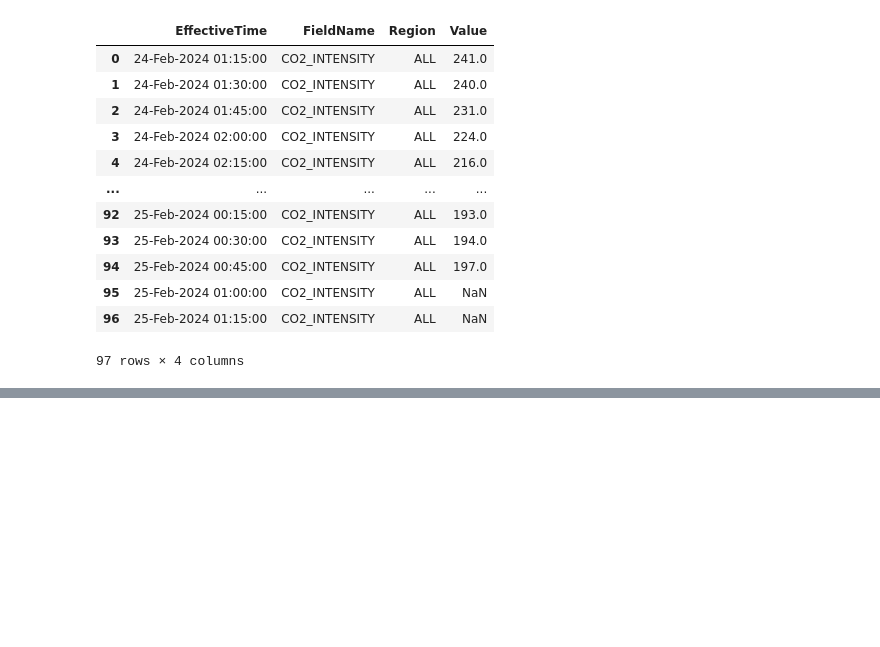
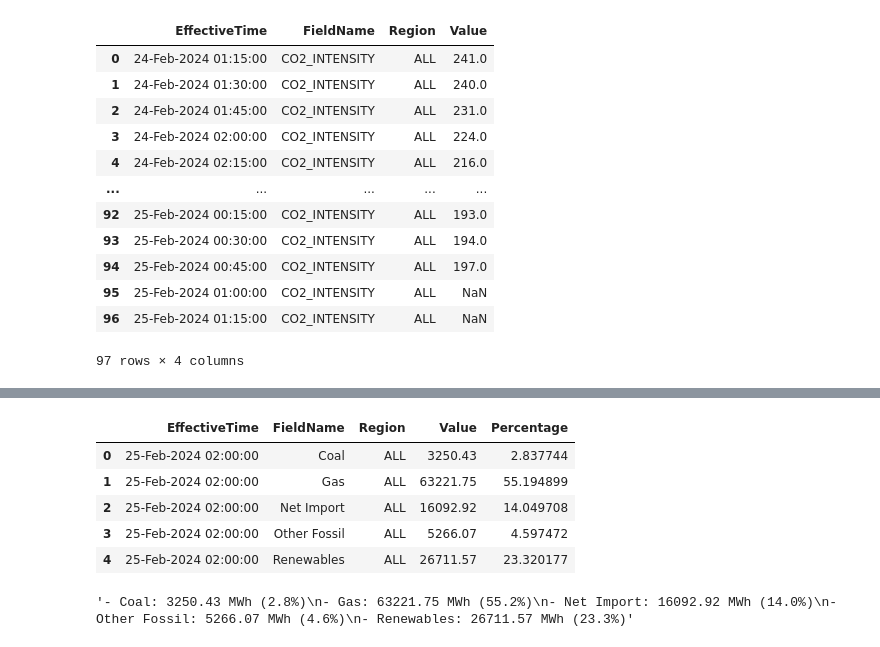
Before and after one commit to SaM-92/telegram-energy-api, a Jupyter notebook: eirgrid_api.ipynb, the cells around one changed output, grey strips where cells are left out. Cells and saved outputs as stored; diff of their text form; code cells hidden in the pictures; blank space fills up the shorter version.

```diff
--- a/eirgrid_api.ipynb
+++ b/eirgrid_api.ipynb
@@ -316,0 +311,9 @@ fuel_mix_eirgrid
+# %%
+fuel_mix_eirgrid
+# %% [output]
+|  | EffectiveTime | FieldName | Region | Value | Percentage |
+| 0 | 25-Feb-2024 02:00:00 | Coal | ALL | 3250.43 | 2.837744 |
+| 1 | 25-Feb-2024 02:00:00 | Gas | ALL | 63221.75 | 55.194899 |
+| 2 | 25-Feb-2024 02:00:00 | Net Import | ALL | 16092.92 | 14.049708 |
+| 3 | 25-Feb-2024 02:00:00 | Other Fossil | ALL | 5266.07 | 4.597472 |
+| 4 | 25-Feb-2024 02:00:00 | Renewables | ALL | 26711.57 | 23.320177 |
@@ -316,0 +324,4 @@ fuel_mix_eirgrid
+# %%
+fuel_mix_details
+# %% [output]
+'- Coal: 3250.43 MWh (2.8%)\n- Gas: 63221.75 MWh (55.2%)\n- Net Import: 16092.92 MWh (14.0%)\n- Other Fossil: 5266.07 MWh (4.6%)\n- Renewables: 26711.57 MWh (23.3%)'
```
Also changed, not shown: parts of 32 cells of this notebook.
